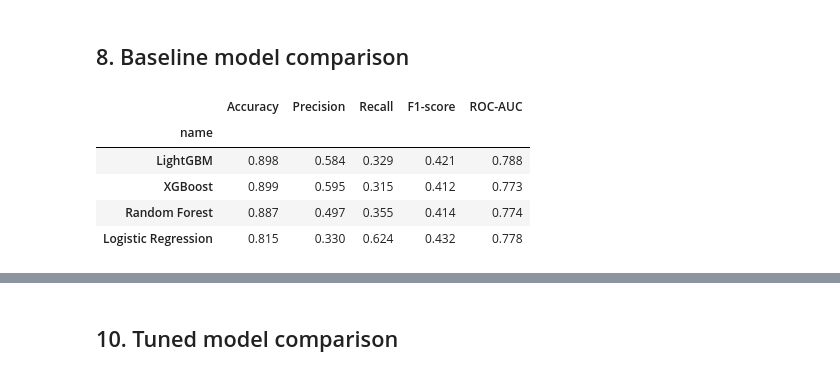
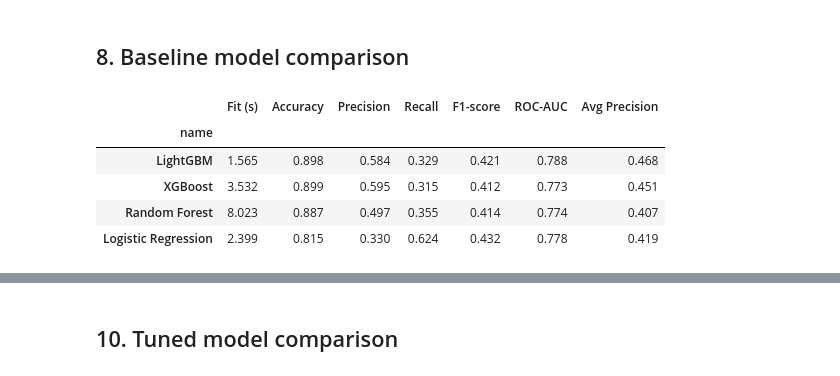
Before and after one commit to Nkengfack/Bank_marketing_ml_Classifications, a Jupyter notebook: bank_marketing_ML_performance.ipynb, the cells around one changed output, grey strips where cells are left out. Drawn from its saved outputs; the diff is of its cells as text; code cells hidden in the pictures.

```diff
--- a/bank_marketing_ML_performance.ipynb
+++ b/bank_marketing_ML_performance.ipynb
@@ -434,13 +490,18 @@ Numerical: ['age', 'campaign', 'previous', 'cons_price_idx', 'cons_conf_idx', 'e
 Ordinal:   ['education']
 Nominal:   ['job', 'marital', 'default', 'housing', 'loan', 'contact', 'month', 'day_of_week', 'poutcome']
 # %%
-# Stratified 70 / 15 / 15 split so every set keeps the 8:1 class ratio
+# Stratified 70 / 15 / 15 split so every set keeps the same class ratio
 X_train_full, X_test, y_train_full, y_test = train_test_split(
-    features, target, test_size=0.15, stratify=target, random_state=42)
+    features, target, test_size=0.15, stratify=target, random_state=RANDOM_STATE)
 
 X_train, X_valid, y_train, y_valid = train_test_split(
     X_train_full, y_train_full, test_size=0.1765,  # 0.1765 of 85% = 15% overall
-    stratify=y_train_full, random_state=42)
+    stratify=y_train_full, random_state=RANDOM_STATE)
+
+# Take explicit copies: the splits are views of `features`, and section 6.1 writes
+# into them. Without this, pandas raises SettingWithCopyWarning and the write may
+# not persist.
+X_train, X_valid, X_test = X_train.copy(), X_valid.copy(), X_test.copy()
 
 for name, y_part in [('train', y_train), ('validation', y_valid), ('test', y_test)]:
     print(f'{name:<11} {len(y_part):>6} rows, {y_part.mean():.1%} positive')
@@ -605,8 +683,13 @@ baseline_results = {}
 
 for abbr, spec in models.items():
     pipeline.set_params(model=spec['model'])
+
+    start_time = time.time()
     pipeline.fit(X_train, y_train)
-    baseline_results[abbr] = evaluate_model(pipeline, spec['name'], X_valid, y_valid)
+    elapsed = time.time() - start_time
+
+    baseline_results[abbr] = evaluate_model(
+        pipeline, spec['name'], X_valid, y_valid, fit_seconds=elapsed)
     show_sample_predictions(pipeline, spec['name'], X_valid, y_valid)
 # %% [output]
 ------------------------------------------------------------------------------------------
@@ -732,9 +776,25 @@ def plot_roc_curves(results, tag=''):
+# %%
+METRIC_COLS = ['Accuracy', 'Precision', 'Recall', 'F1-score', 'ROC-AUC', 'Avg Precision']
+
+
+def compare_metrics(results):
+    """Display and return a DataFrame of metrics across all models.
+
+    Timing columns are included only when they hold values, and fit time and
+    search time are kept separate because they measure different things.
+    """
+    time_cols = [c for c in ['Fit (s)', 'Search (s)']
+                 if any(r.get(c) is not None for r in results.values())]
+    cols = ['name'] + time_cols + METRIC_COLS
+    df = pd.DataFrame([{k: r.get(k) for k in cols} for r in results.values()])
+    display(df.set_index('name').round(3))
+    return df
 # %%
-baseline_df = compare_metrics(baseline_results, tag=' (Baseline)')
+baseline_df = compare_metrics(baseline_results)
 # %% [output]
-|  | Accuracy | Precision | Recall | F1-score | ROC-AUC |
-| name |  |  |  |  |  |
-| LightGBM | 0.898 | 0.584 | 0.329 | 0.421 | 0.788 |
-| XGBoost | 0.899 | 0.595 | 0.315 | 0.412 | 0.773 |
-| Random Forest | 0.887 | 0.497 | 0.355 | 0.414 | 0.774 |
-| Logistic Regression | 0.815 | 0.330 | 0.624 | 0.432 | 0.778 |
+|  | Fit (s) | Accuracy | Precision | Recall | F1-score | ROC-AUC | Avg Precision |
+| name |  |  |  |  |  |  |  |
+| LightGBM | 1.565 | 0.898 | 0.584 | 0.329 | 0.421 | 0.788 | 0.468 |
+| XGBoost | 3.532 | 0.899 | 0.595 | 0.315 | 0.412 | 0.773 | 0.451 |
+| Random Forest | 8.023 | 0.887 | 0.497 | 0.355 | 0.414 | 0.774 | 0.407 |
+| Logistic Regression | 2.399 | 0.815 | 0.330 | 0.624 | 0.432 | 0.778 | 0.419 |
```
Also changed, not shown: parts of 43 cells of this notebook.
